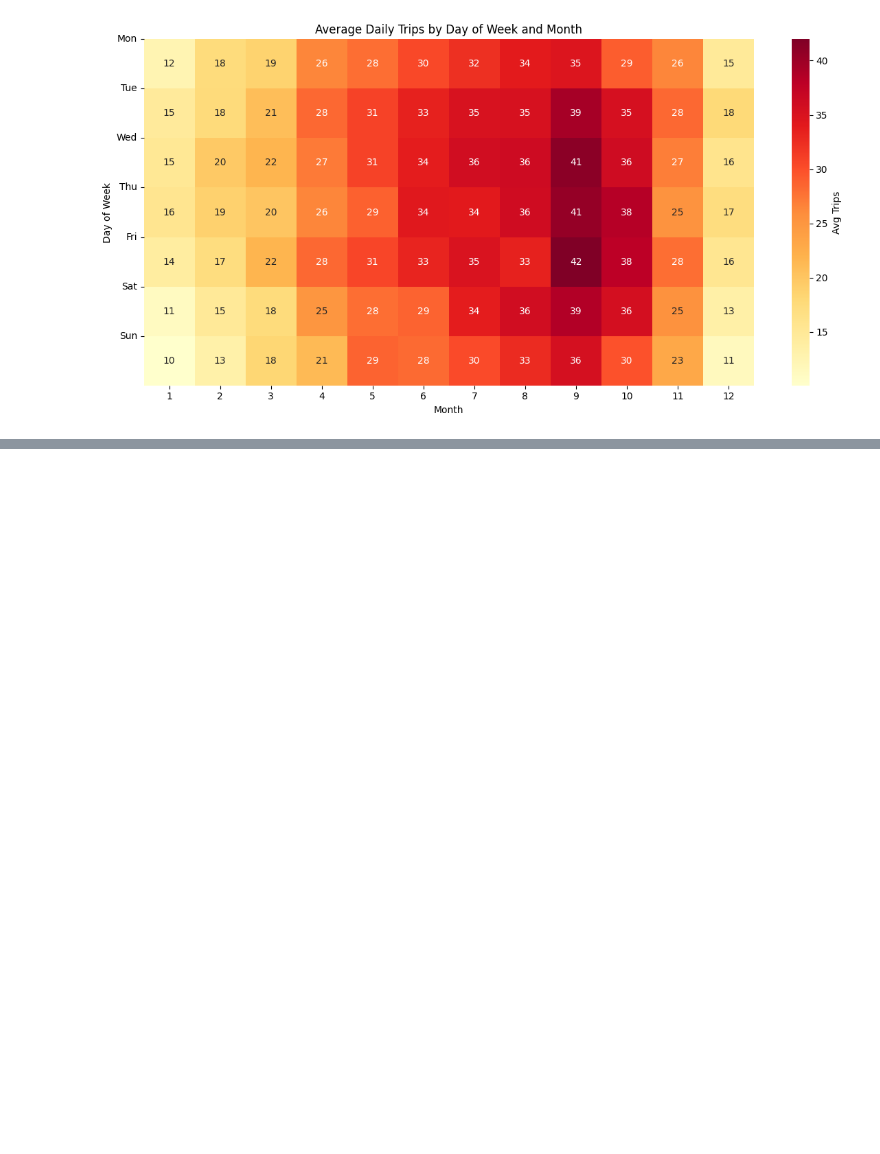
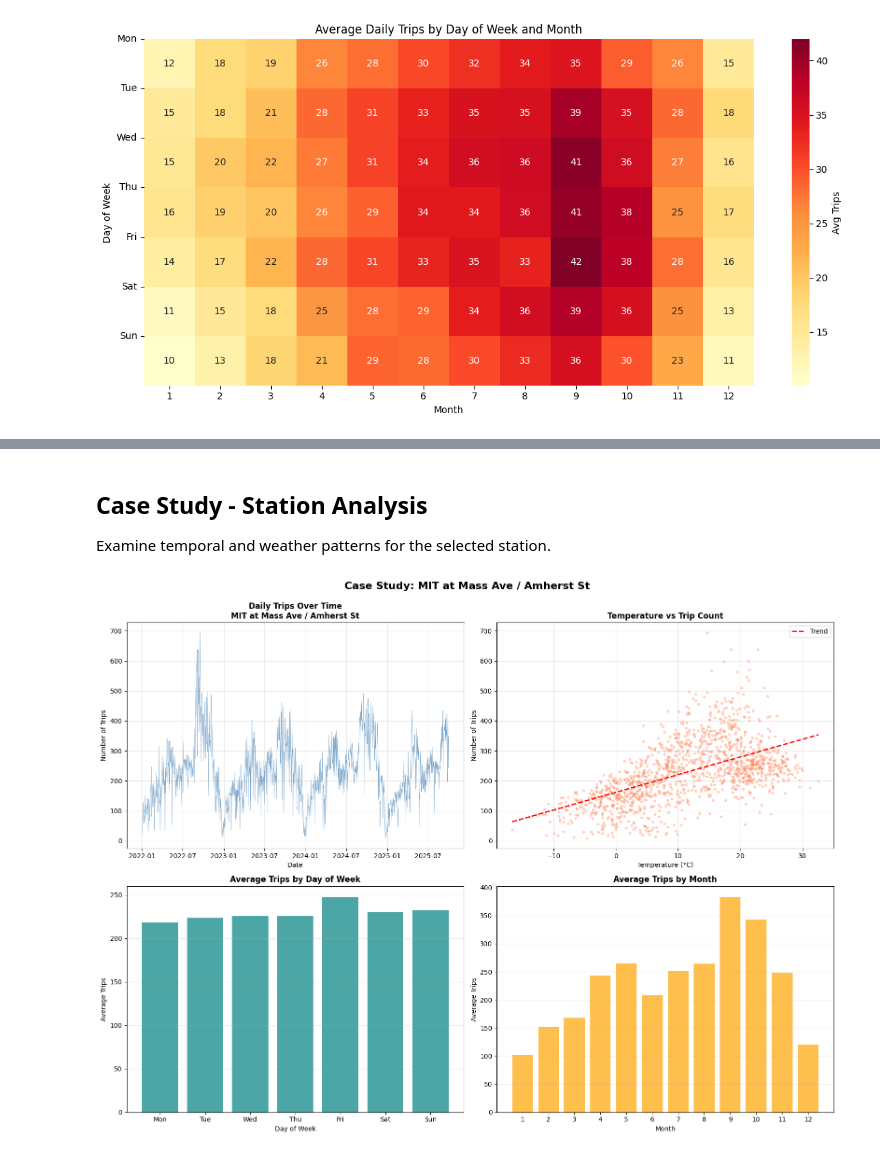
Before and after one commit to julianl05/506-final-project, a Jupyter notebook: notebooks/visualisations_and_feature_analysis.ipynb, the cells around one changed output, grey strips where cells are left out. Drawn from its saved outputs; the diff is of its cells as text; code cells hidden in the pictures; blank space fills up the shorter version.

```diff
--- a/notebooks/visualisations_and_feature_analysis.ipynb
+++ b/notebooks/visualisations_and_feature_analysis.ipynb
@@ -156,0 +450,17 @@ Mapped 546 stations
+# %%
+# Find top busiest stations for case study
+top_stations = df.groupby('station_id').agg({
+    'trip_count': ['sum', 'mean', 'count'],
+    'start_station_name': 'first'
+}).reset_index()
+
+top_stations.columns = ['station_id', 'total_trips', 'avg_daily', 'num_days', 'name']
+top_stations = top_stations.sort_values('total_trips', ascending=False)
+
+print("Top 10 Candidate Stations for Case Study:")
+print(top_stations.head(10)[['station_id', 'name', 'total_trips', 'avg_daily']])
+
+# Select MIT station for case study
+case_study_id = top_stations.iloc[0]['station_id']
+case_study_name = top_stations.iloc[0]['name']
+print(f"\n✓ Selected for case study: {case_study_name} (ID: {case_study_id})")
@@ -156,0 +485,63 @@ Mapped 546 stations
+# %% [markdown]
+## Case Study - Station Analysis
+
+Examine temporal and weather patterns for the selected station.
+# %%
+# Filter data for case study station
+station_data = df[df['station_id'] == case_study_id].copy()
+
+# Create 4-panel visualization
+fig, axes = plt.subplots(2, 2, figsize=(16, 12))
+
+# 1. Trip count over time
+axes[0, 0].plot(station_data['date'], station_data['trip_count'], linewidth=0.5, alpha=0.7, color='steelblue')
+axes[0, 0].set_title(f'Daily Trips Over Time\n{case_study_name}', fontweight='bold')
+axes[0, 0].set_xlabel('Date')
+axes[0, 0].set_ylabel('Number of Trips')
+axes[0, 0].grid(True, alpha=0.3)
+
+# 2. Temperature vs trips
+axes[0, 1].scatter(station_data['temp_mean'], station_data['trip_count'], alpha=0.3, s=10, color='coral')
+axes[0, 1].set_title('Temperature vs Trip Count', fontweight='bold')
+axes[0, 1].set_xlabel('Temperature (°C)')
+axes[0, 1].set_ylabel('Number of Trips')
+axes[0, 1].grid(True, alpha=0.3)
+
+# Add trend line
+z = np.polyfit(station_data['temp_mean'].dropna(), station_data.loc[station_data['temp_mean'].notna(), 'trip_count'], 1)
+p = np.poly1d(z)
+temp_range = np.linspace(station_data['temp_mean'].min(), station_data['temp_mean'].max(), 100)
+axes[0, 1].plot(temp_range, p(temp_range), "r--", linewidth=2, label='Trend')
+axes[0, 1].legend()
+
+# 3. Day of week pattern
+dow_avg = station_data.groupby('day_of_week')['trip_count'].mean()
+axes[1, 0].bar(range(7), dow_avg.values, color='teal', alpha=0.7)
+axes[1, 0].set_title('Average Trips by Day of Week', fontweight='bold')
+axes[1, 0].set_xlabel('Day of Week')
+axes[1, 0].set_ylabel('Average Trips')
+axes[1, 0].set_xticks(range(7))
+axes[1, 0].set_xticklabels(['Mon', 'Tue', 'Wed', 'Thu', 'Fri', 'Sat', 'Sun'])
+axes[1, 0].grid(True, alpha=0.3, axis='y')
+
+# 4. Monthly pattern
+monthly_avg = station_data.groupby('month')['trip_count'].mean()
+axes[1, 1].bar(range(1, 13), monthly_avg.values, color='orange', alpha=0.7)
+axes[1, 1].set_title('Average Trips by Month', fontweight='bold')
+axes[1, 1].set_xlabel('Month')
+axes[1, 1].set_ylabel('Average Trips')
+axes[1, 1].set_xticks(range(1, 13))
+axes[1, 1].grid(True, alpha=0.3, axis='y')
+
+plt.suptitle(f'Case Study: {case_study_name}', fontsize=16, fontweight='bold', y=0.995)
+plt.tight_layout()
+plt.savefig('../visualizations/case_study_station.png', dpi=200, bbox_inches='tight')
+plt.show()
+
+print(f"\nCase Study Statistics for {case_study_name}:")
+print(f"  Total trips: {station_data['trip_count'].sum():,}")
+print(f"  Average daily trips: {station_data['trip_count'].mean():.1f}")
+print(f"  Busiest day of week: {['Mon','Tue','Wed','Thu','Fri','Sat','Sun'][dow_avg.idxmax()]}")
+print(f"  Busiest month: {monthly_avg.idxmax()}")
+# %% [output]
+[figure, added]
```
Also changed, not shown: parts of 16 cells of this notebook, 7 other files.
